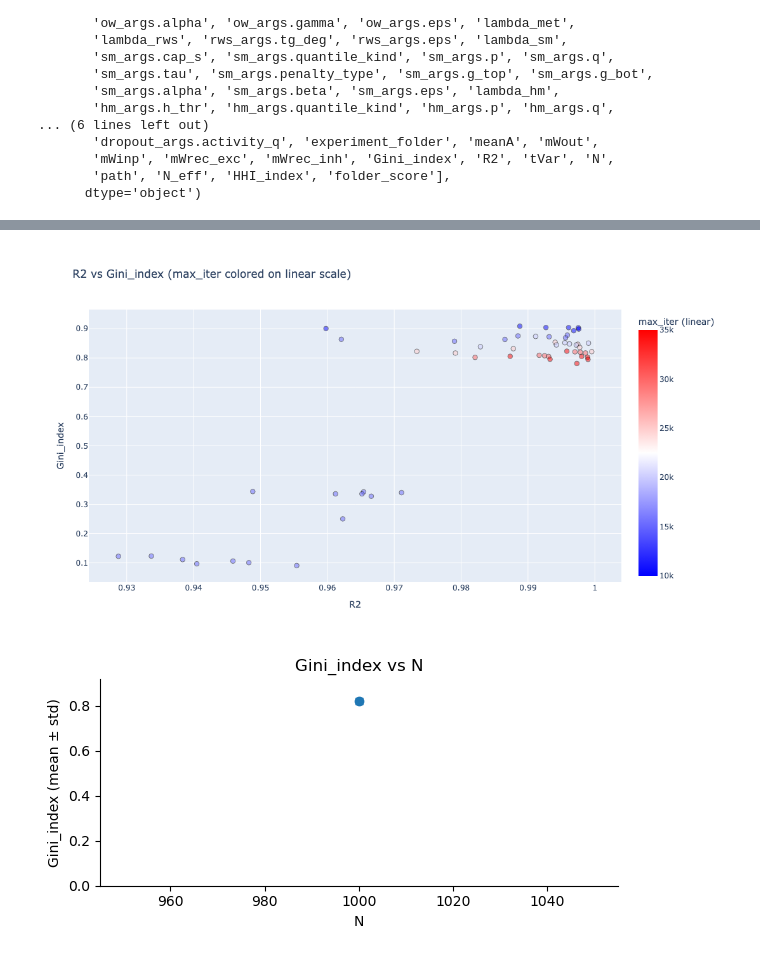
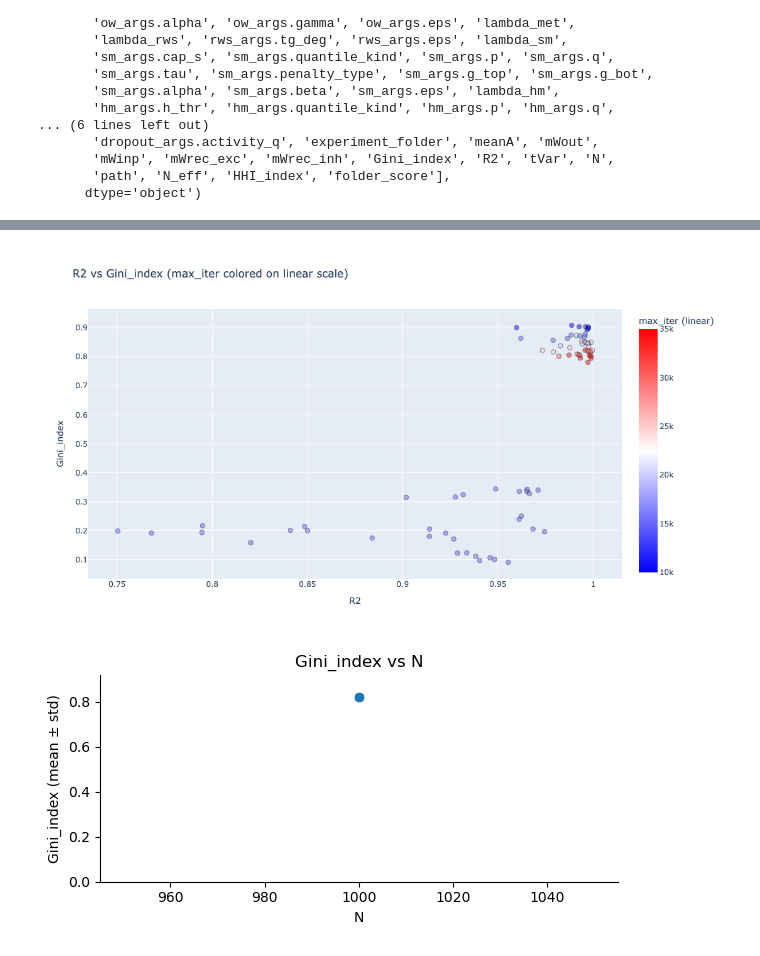
Before and after one commit to engellab/trainRNNbrain, a Jupyter notebook: jupyter/RNNs statistics.ipynb, the cells around one changed output, grey strips where cells are left out. Cells and saved outputs as stored; diff of their text form; code cells hidden in the pictures.

```diff
--- a/jupyter/RNNs statistics.ipynb
+++ b/jupyter/RNNs statistics.ipynb
@@ -170,7 +170,7 @@ parent_folders = [
     'CDDM_DropoutDeadUnits005-0fc80ec_BaseTrainer',
     'CDDM_DropoutMuteUnits005-0fc80ec_BaseTrainer',
     'CDDM_NoiseSweep-794a7f3_BaseTrainer',
-    'CDDM_PositiveBiasesOnly02-06ac827_BaseTrainer'
+    'CDDM_PositiveBiasesOnly02-1020a33_BaseTrainer'
 ]
 
 pkl_path = Path("./RNN_data.pkl")
@@ -371,7 +371,8 @@ df = df.dropna(subset=["R2"])
 df = df[df["R2"] > 0.75]
 df = df[df["experiment_folder"].isin([
     "CDDM_SparsityAndSMagPenMISweep-794a7f3_BaseTrainer",
-    "CDDM_BareTraining-794a7f3_BaseTrainer"
+    "CDDM_BareTraining-794a7f3_BaseTrainer",
+    'CDDM_PositiveBiasesOnly02-1020a33_BaseTrainer'
 ])]
 
 
@@ -417,34 +418,34 @@ if is_numeric:
     )
     fig.update_layout(coloraxis_colorbar=dict(title=cbar_title, tickvals=tickvals, ticktext=ticktext))
 
 else:
     cat_col = f"{column}_str"
     df[cat_col] = raw.astype(str).fillna("NA")
 
     order = sorted(pd.unique(df[cat_col]), key=lambda s: (s == "NA", s))
     seq = distinct_hex_colors(len(order), seed=0)
     color_map = dict(zip(order, seq))
 
     hover_col = "experiment_folder"  # or "folder" if that’s what you want shown
 
     fig = px.scatter(
         df, x="R2", y="Gini_index",
         color=cat_col if not is_numeric else color_col,
         hover_name=hover_col,
         hover_data={"path": False, "N": True, "R2": True, "Gini_index": True, "max_iter": True},  # optional extras; delete if you want minimal
         category_orders={cat_col: order} if not is_numeric else None,
         color_discrete_map=color_map if not is_numeric else None,
         color_continuous_scale=[(0, "blue"), (0.5, "white"), (1, "red")] if is_numeric else None,
         title="R2 vs Gini_index"
     )
     fig.update_layout(legend_title_text=column)
 
 fig.update_layout(autosize=False, width=1000 * x, height=400 * x)
 fig.update_traces(marker=dict(opacity=0.5, size=5 * x, line=dict(width=1, color="black")))
 fig.write_image("statistics_R2_vs_Gini_index_SE.svg")
 fig.show()
 # %% [output]
-[figure, old version]
+[figure, new version]
 # %%
 for col in ['Gini_index', 'meanA', 'tVar', 'mWout', 'mWinp', 'mWrec_exc', 'mWrec_inh', 'R2']:
     g = df.groupby('N')[col].agg(['mean','var','count']).reset_index().sort_values('N')
```
Also changed, not shown: parts of 1 cell of this notebook, 3 other files.
